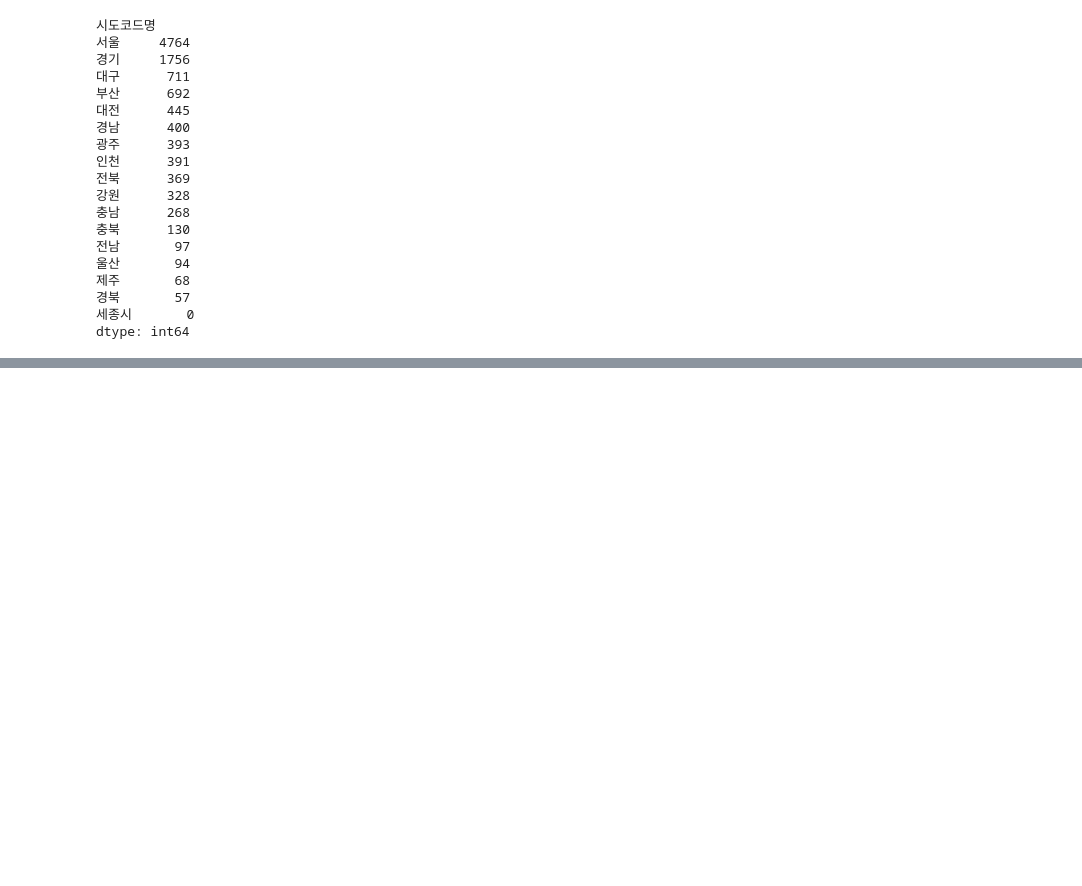
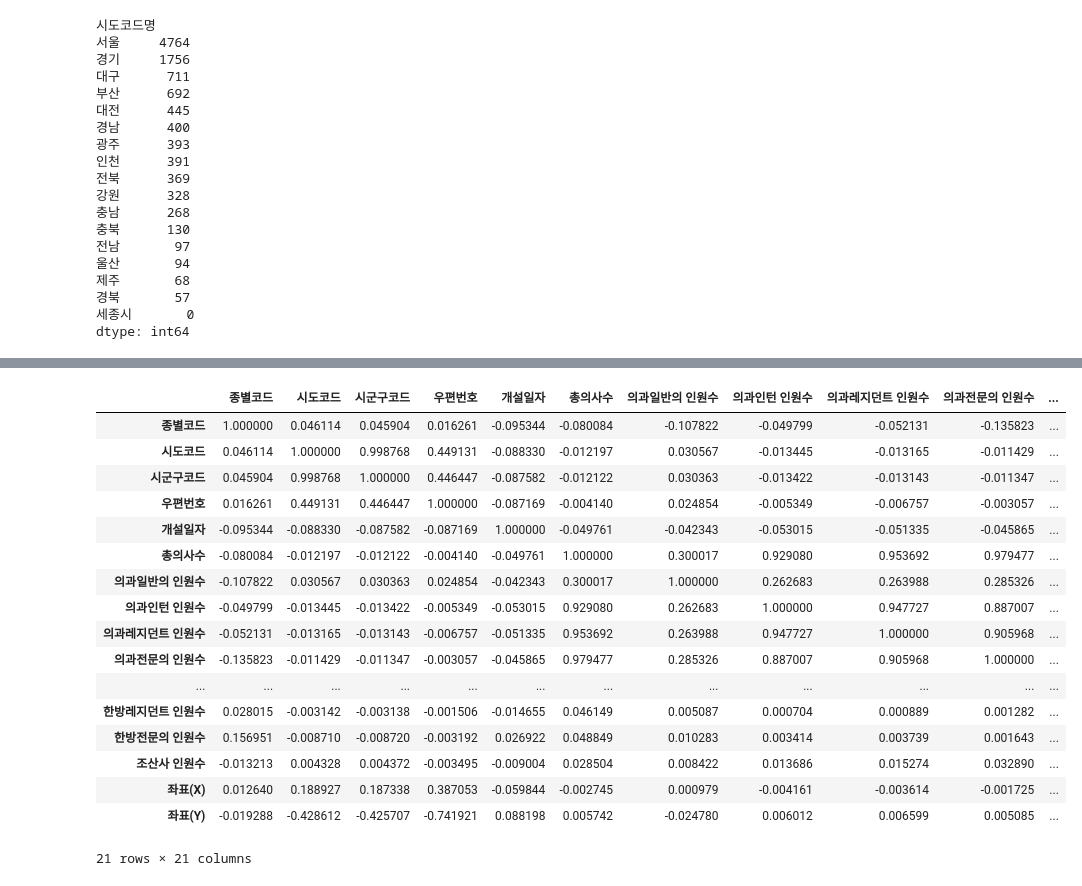
Before and after one commit to qooqookeke/car_greenhouse_gas, a Jupyter notebook: hospital.ipynb, the cells around one changed output, grey strips where cells are left out. Cells and saved outputs as stored; diff of their text form; code cells hidden in the pictures; blank space fills up the shorter version.

```diff
--- a/hospital.ipynb
+++ b/hospital.ipynb
@@ -1149,0 +1285,21 @@ dtype: int64
+# %%
+df.corr(numeric_only=True)
+# %% [output]
+|  | 종별코드 | 시도코드 | 시군구코드 | 우편번호 | 개설일자 | 총의사수 | 의과일반의 인원수 | 의과인턴 인원수 | 의과레지던트 인원수 | 의과전문의 인원수 | ... |
+| 종별코드 | 1.000000 | 0.046114 | 0.045904 | 0.016261 | -0.095344 | -0.080084 | -0.107822 | -0.049799 | -0.052131 | -0.135823 | ... |
+| 시도코드 | 0.046114 | 1.000000 | 0.998768 | 0.449131 | -0.088330 | -0.012197 | 0.030567 | -0.013445 | -0.013165 | -0.011429 | ... |
+| 시군구코드 | 0.045904 | 0.998768 | 1.000000 | 0.446447 | -0.087582 | -0.012122 | 0.030363 | -0.013422 | -0.013143 | -0.011347 | ... |
+| 우편번호 | 0.016261 | 0.449131 | 0.446447 | 1.000000 | -0.087169 | -0.004140 | 0.024854 | -0.005349 | -0.006757 | -0.003057 | ... |
+| 개설일자 | -0.095344 | -0.088330 | -0.087582 | -0.087169 | 1.000000 | -0.049761 | -0.042343 | -0.053015 | -0.051335 | -0.045865 | ... |
+| 총의사수 | -0.080084 | -0.012197 | -0.012122 | -0.004140 | -0.049761 | 1.000000 | 0.300017 | 0.929080 | 0.953692 | 0.979477 | ... |
+| 의과일반의 인원수 | -0.107822 | 0.030567 | 0.030363 | 0.024854 | -0.042343 | 0.300017 | 1.000000 | 0.262683 | 0.263988 | 0.285326 | ... |
+| 의과인턴 인원수 | -0.049799 | -0.013445 | -0.013422 | -0.005349 | -0.053015 | 0.929080 | 0.262683 | 1.000000 | 0.947727 | 0.887007 | ... |
+| 의과레지던트 인원수 | -0.052131 | -0.013165 | -0.013143 | -0.006757 | -0.051335 | 0.953692 | 0.263988 | 0.947727 | 1.000000 | 0.905968 | ... |
+| 의과전문의 인원수 | -0.135823 | -0.011429 | -0.011347 | -0.003057 | -0.045865 | 0.979477 | 0.285326 | 0.887007 | 0.905968 | 1.000000 | ... |
+| ... | ... | ... | ... | ... | ... | ... | ... | ... | ... | ... | ... |
+| 한방레지던트 인원수 | 0.028015 | -0.003142 | -0.003138 | -0.001506 | -0.014655 | 0.046149 | 0.005087 | 0.000704 | 0.000889 | 0.001282 | ... |
+| 한방전문의 인원수 | 0.156951 | -0.008710 | -0.008720 | -0.003192 | 0.026922 | 0.048849 | 0.010283 | 0.003414 | 0.003739 | 0.001643 | ... |
+| 조산사 인원수 | -0.013213 | 0.004328 | 0.004372 | -0.003495 | -0.009004 | 0.028504 | 0.008422 | 0.013686 | 0.015274 | 0.032890 | ... |
+| 좌표(X) | 0.012640 | 0.188927 | 0.187338 | 0.387053 | -0.059844 | -0.002745 | 0.000979 | -0.004161 | -0.003614 | -0.001725 | ... |
+| 좌표(Y) | -0.019288 | -0.428612 | -0.425707 | -0.741921 | 0.088198 | 0.005742 | -0.024780 | 0.006012 | 0.006599 | 0.005085 | ... |
+21 rows × 21 columns
```
Also changed, not shown: parts of 15 cells of this notebook, 1 other file.
